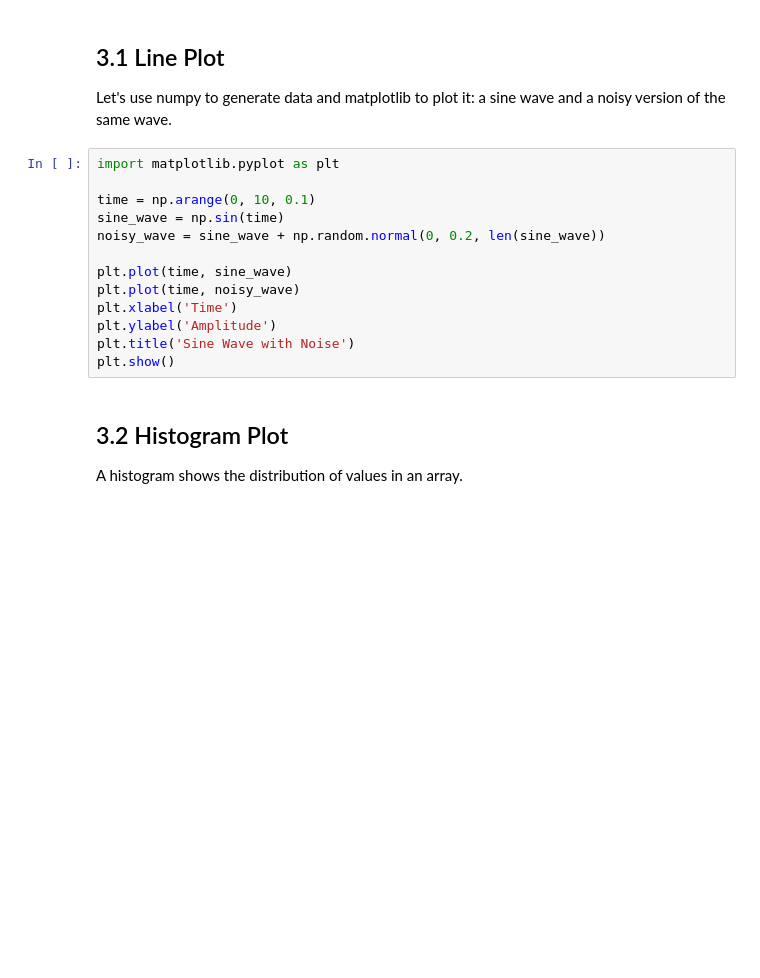
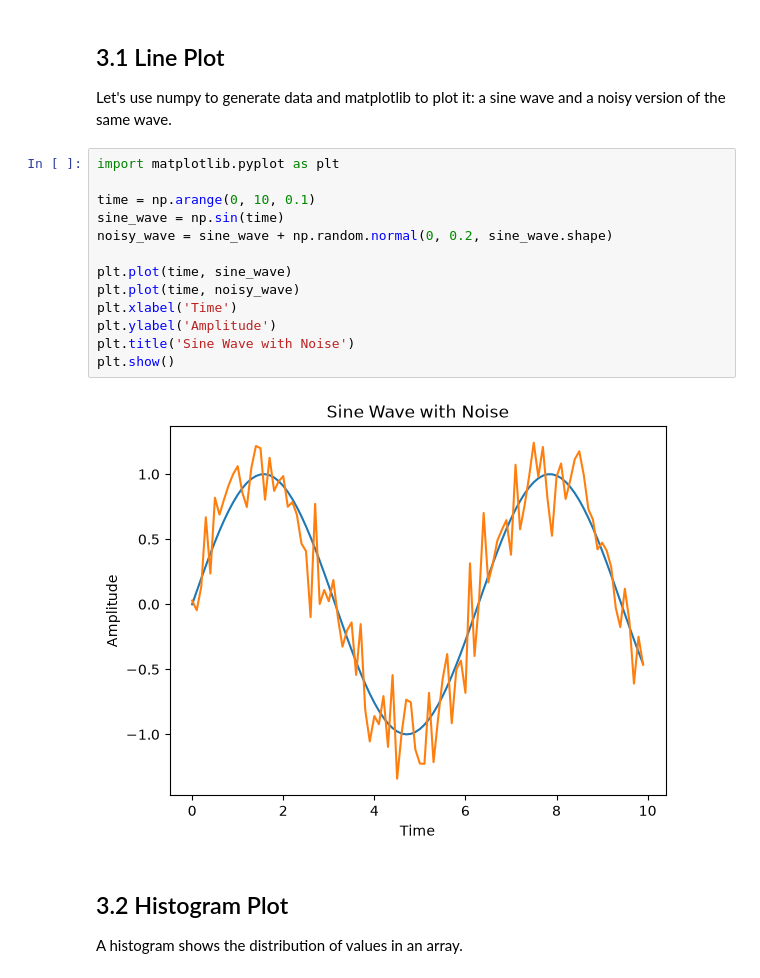
Before and after one commit to McDone/owen_intro_to_programming_2026, a Jupyter notebook: day6_numpy_and_graphing/day6_notebook.ipynb, the cells around one changed output. Drawn from its saved outputs; the diff is of its cells as text; blank space fills up the shorter version.

```diff
--- a/day6_numpy_and_graphing/day6_notebook.ipynb
+++ b/day6_numpy_and_graphing/day6_notebook.ipynb
@@ -66,16 +102,18 @@ Let's use numpy to generate data and matplotlib to plot it: a sine wave and a no
 # %%
 import matplotlib.pyplot as plt
 
 time = np.arange(0, 10, 0.1)
 sine_wave = np.sin(time)
-noisy_wave = sine_wave + np.random.normal(0, 0.2, len(sine_wave))
+noisy_wave = sine_wave + np.random.normal(0, 0.2, sine_wave.shape)
 
 plt.plot(time, sine_wave)
 plt.plot(time, noisy_wave)
 plt.xlabel('Time')
 plt.ylabel('Amplitude')
 plt.title('Sine Wave with Noise')
 plt.show()
+# %% [output]
+[figure, added]
 # %% [markdown]
 ## 3.2 Histogram Plot
 
```
Also changed, not shown: parts of 7 cells of this notebook, 1 other file.
